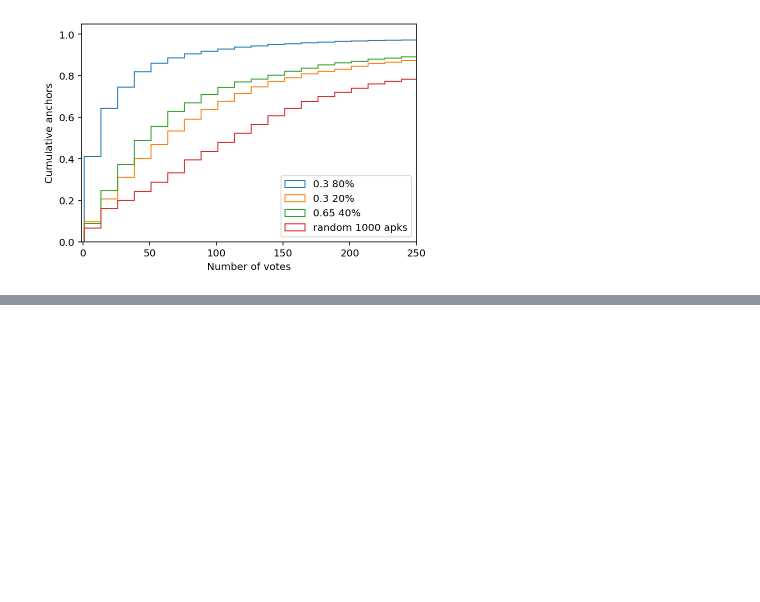
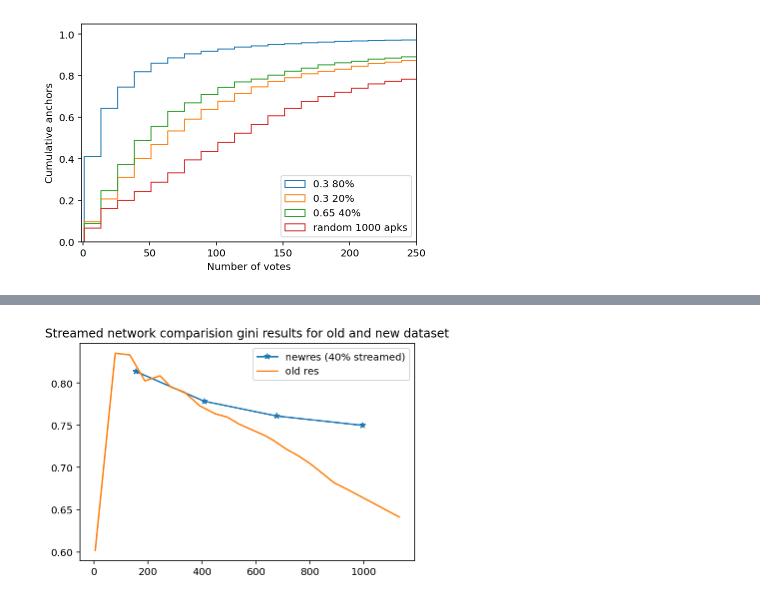
Before and after one commit to jrybicki-jsc/smms, a Jupyter notebook: graphla/ginis.ipynb, the cells around one changed output, grey strips where cells are left out. Saved outputs shown, nothing was run; the diff lists cells and outputs as text; code cells hidden in the pictures; blank space fills up the shorter version.

```diff
--- a/graphla/ginis.ipynb
+++ b/graphla/ginis.ipynb
@@ -129,0 +179,10 @@ plt.legend(loc=4);
+# %%
+newres = get_cof(nets=nets)
+# %%
+plt.title('Streamed network comparision gini results for old and new dataset')
+plt.plot(newres.keys(), newres.values(),'-*', label='newres (40% streamed)')
+plt.plot(stra.keys(), stra.values(), label='old res')
+
+plt.legend();
+# %% [output]
+[figure, added]
```
Also changed, not shown: parts of 7 cells of this notebook.
